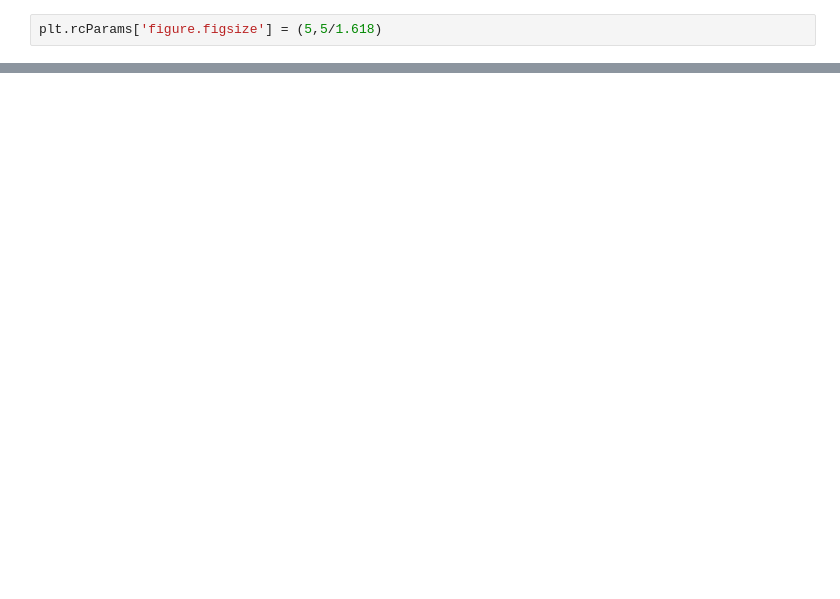
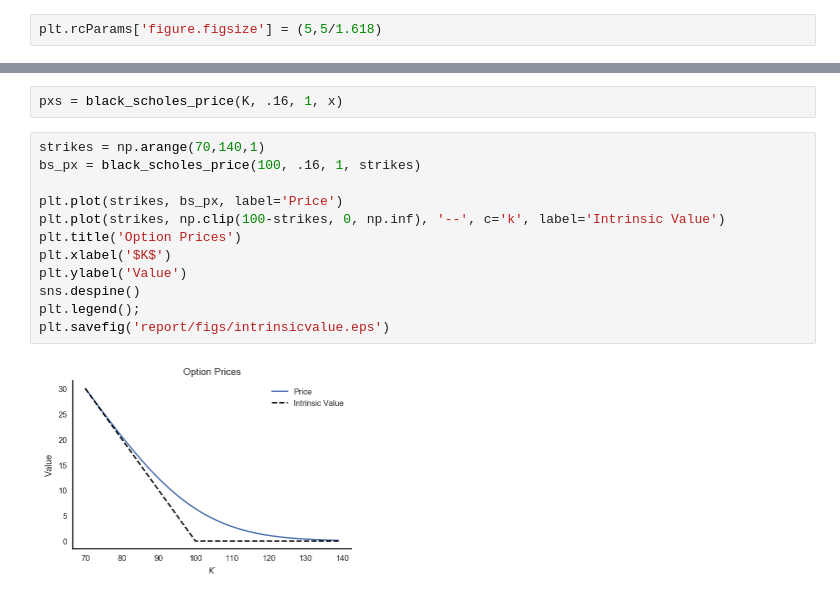
Before and after one commit to frtennis1/am205-options, a Jupyter notebook: Report Figures.ipynb, the cells around one changed output, grey strips where cells are left out. Saved outputs shown, nothing was run; the diff lists cells and outputs as text; blank space fills up the shorter version.

```diff
--- a/Report Figures.ipynb
+++ b/Report Figures.ipynb
@@ -45,0 +51,16 @@ plt.savefig('report/figs/putoptpayoff.eps')
+# %%
+pxs = black_scholes_price(K, .16, 1, x)
+# %%
+strikes = np.arange(70,140,1)
+bs_px = black_scholes_price(100, .16, 1, strikes)
+
+plt.plot(strikes, bs_px, label='Price')
+plt.plot(strikes, np.clip(100-strikes, 0, np.inf), '--', c='k', label='Intrinsic Value')
+plt.title('Option Prices')
+plt.xlabel('$K$')
+plt.ylabel('Value')
+sns.despine()
+plt.legend();
+plt.savefig('report/figs/intrinsicvalue.eps')
+# %% [output]
+[figure, added]
```
Also changed, not shown: parts of 4 cells of this notebook, 11 other files.
